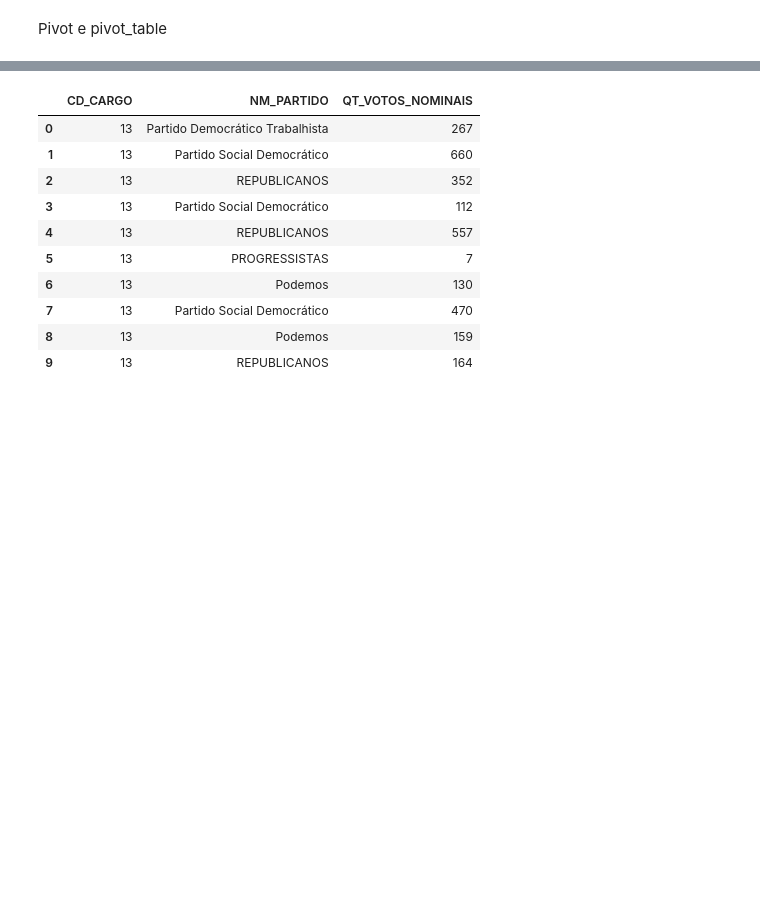
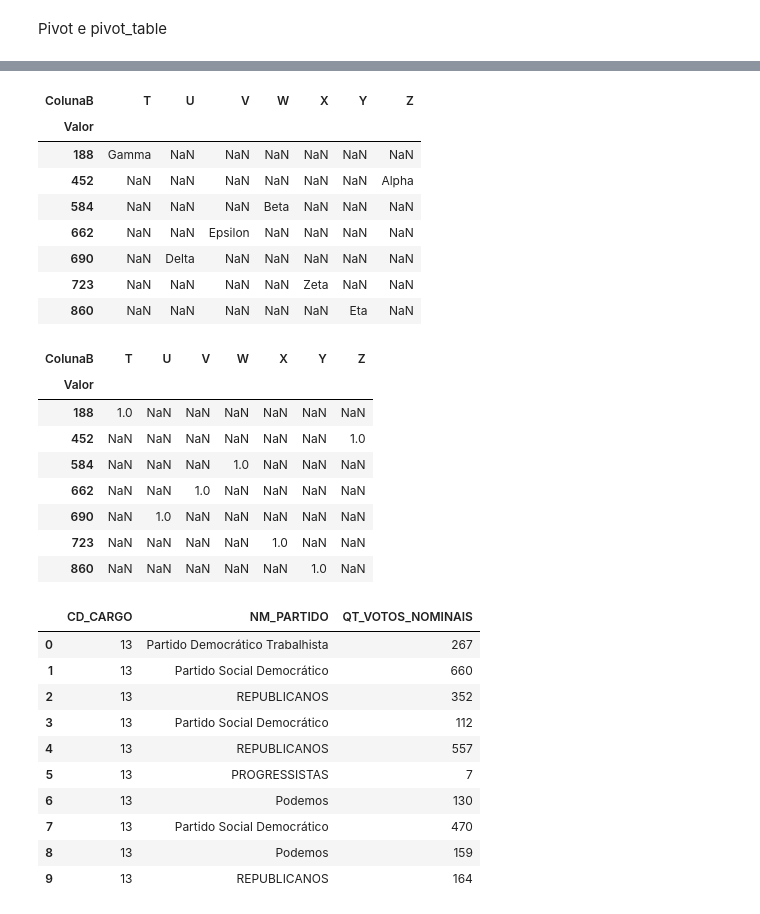
Before and after one commit to LeonardoVS-dev/Fundamentos, a Jupyter notebook: pivot.ipynb, the cells around one changed output, grey strips where cells are left out. Drawn from its saved outputs; the diff is of its cells as text; code cells hidden in the pictures; blank space fills up the shorter version.

```diff
--- a/pivot.ipynb
+++ b/pivot.ipynb
@@ -10,3 +44,29 @@ dados_eleitorais = pd.read_csv("/content/votacao_candidato_munzona_2024_RR LIMPA
+# %%
+# Comparação entre pivot e pivot_table, com base nos DFs anteriores
+dataframe_pivot = df1.pivot(index='Valor', columns='ColunaB', values='ColunaC')
+display(dataframe_pivot)
+
+dataframe_pivot_table = df1.pivot_table(index='Valor', columns='ColunaB', values='ColunaC', aggfunc="count")
+display(dataframe_pivot_table)
+# %% [output]
+| ColunaB | T | U | V | W | X | Y | Z |
+| Valor |  |  |  |  |  |  |  |
+| 188 | Gamma | NaN | NaN | NaN | NaN | NaN | NaN |
+| 452 | NaN | NaN | NaN | NaN | NaN | NaN | Alpha |
+| 584 | NaN | NaN | NaN | Beta | NaN | NaN | NaN |
+| 662 | NaN | NaN | Epsilon | NaN | NaN | NaN | NaN |
+| 690 | NaN | Delta | NaN | NaN | NaN | NaN | NaN |
+| 723 | NaN | NaN | NaN | NaN | Zeta | NaN | NaN |
+| 860 | NaN | NaN | NaN | NaN | NaN | Eta | NaN |
+| ColunaB | T | U | V | W | X | Y | Z |
+| Valor |  |  |  |  |  |  |  |
+| 188 | 1.0 | NaN | NaN | NaN | NaN | NaN | NaN |
+| 452 | NaN | NaN | NaN | NaN | NaN | NaN | 1.0 |
+| 584 | NaN | NaN | NaN | 1.0 | NaN | NaN | NaN |
+| 662 | NaN | NaN | 1.0 | NaN | NaN | NaN | NaN |
+| 690 | NaN | 1.0 | NaN | NaN | NaN | NaN | NaN |
+| 723 | NaN | NaN | NaN | NaN | 1.0 | NaN | NaN |
+| 860 | NaN | NaN | NaN | NaN | NaN | 1.0 | NaN |
 # %%
 # Remoção de colunas indesejadas / desnecessárias com o drop()
 # 13 é o código de vereador, 11 é o de prefeito
```
Also changed, not shown: parts of 3 cells of this notebook.
